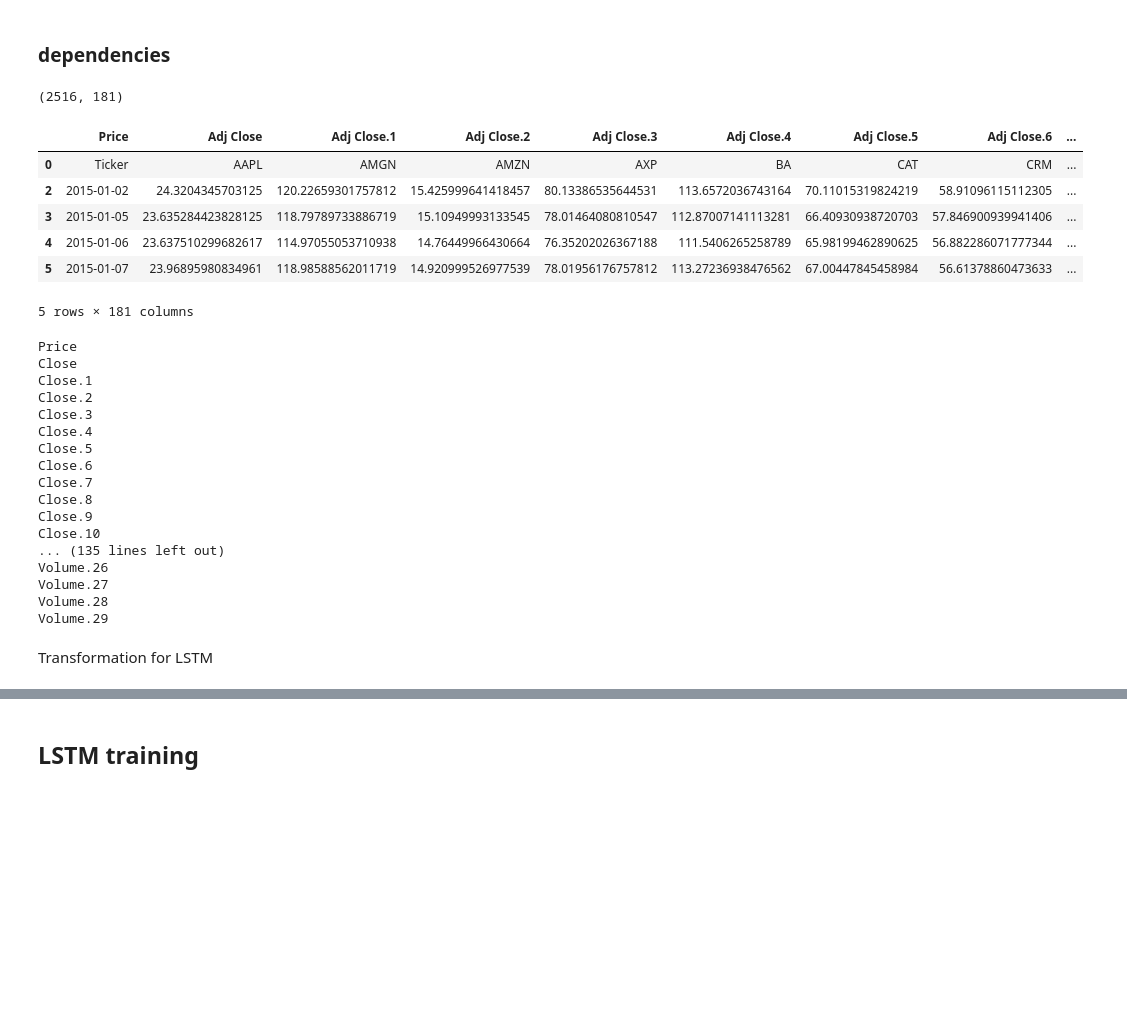
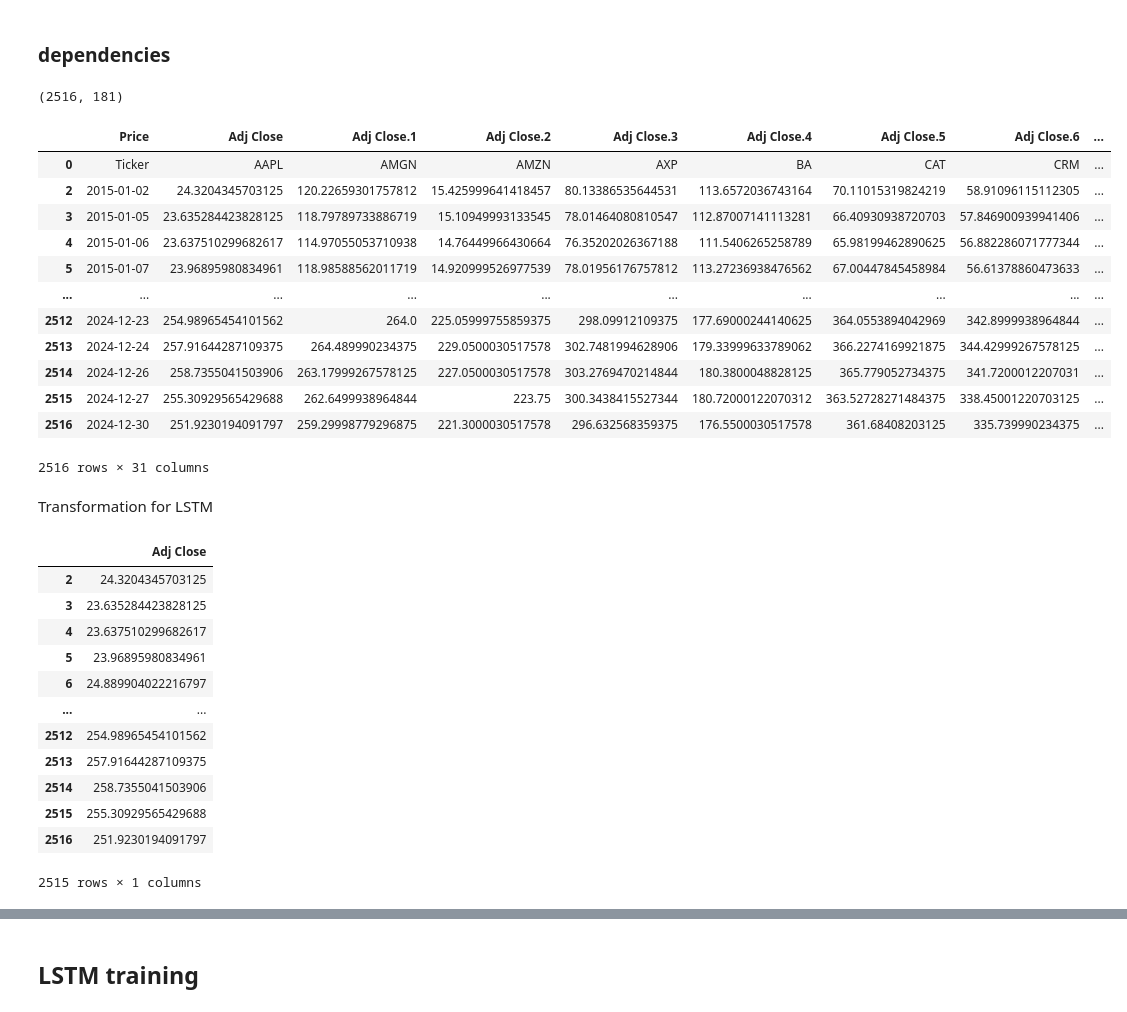
Before and after one commit to xavsant/multimodal_stockprice_prediction, a Jupyter notebook: notebooks/experiments/lstmstuff.ipynb, the cells around one changed output, grey strips where cells are left out. Cells and saved outputs as stored; diff of their text form; code cells hidden in the pictures; blank space fills up the shorter version.

```diff
--- a/notebooks/experiments/lstmstuff.ipynb
+++ b/notebooks/experiments/lstmstuff.ipynb
@@ -25,43 +25,27 @@ target_variable = 'POILBRE'
 lag_steps = 1
-# %%
-
-#TODO check if data is clean already
-# df = read_csv('data/dataset.csv', header = 0, index_col = 0, usecols = [i for i in range(0, num_features+1)])
-df = read_csv('../../data/djia_stock_data.csv')
-df.dropna(inplace=True) # NA values after June 2017
-print(df.shape)
-df.head()
-# %% [output]
-(2516, 181)
-|  | Price | Adj Close | Adj Close.1 | Adj Close.2 | Adj Close.3 | Adj Close.4 | Adj Close.5 | Adj Close.6 | ... |
-| 0 | Ticker | AAPL | AMGN | AMZN | AXP | BA | CAT | CRM | ... |
-| 2 | 2015-01-02 | 24.3204345703125 | 120.22659301757812 | 15.425999641418457 | 80.13386535644531 | 113.6572036743164 | 70.11015319824219 | 58.91096115112305 | ... |
-| 3 | 2015-01-05 | 23.635284423828125 | 118.79789733886719 | 15.10949993133545 | 78.01464080810547 | 112.87007141113281 | 66.40930938720703 | 57.846900939941406 | ... |
-| 4 | 2015-01-06 | 23.637510299682617 | 114.97055053710938 | 14.76449966430664 | 76.35202026367188 | 111.5406265258789 | 65.98199462890625 | 56.882286071777344 | ... |
-| 5 | 2015-01-07 | 23.96895980834961 | 118.98588562011719 | 14.920999526977539 | 78.01956176757812 | 113.27236938476562 | 67.00447845458984 | 56.61378860473633 | ... |
-5 rows × 181 columns
-# %%
-for i in df.columns:
-    print(i)
-# 10 companies. columns include Close,
-# %% [output]
-Price
-Close
-Close.1
-Close.2
-Close.3
-Close.4
-Close.5
-Close.6
-Close.7
-Close.8
-Close.9
-Close.10
-... (135 lines left out)
-Volume.26
-Volume.27
-Volume.28
-Volume.29
+# %%
+
+df = read_csv('../../data/clean/djia_stock_data.csv')
+df.dropna(inplace=True)
+print(df.shape)
+df = df.iloc[:,:31]
+# isolating all the adjclose
+df
+# %% [output]
+(2516, 181)
+|  | Price | Adj Close | Adj Close.1 | Adj Close.2 | Adj Close.3 | Adj Close.4 | Adj Close.5 | Adj Close.6 | ... |
+| 0 | Ticker | AAPL | AMGN | AMZN | AXP | BA | CAT | CRM | ... |
+| 2 | 2015-01-02 | 24.3204345703125 | 120.22659301757812 | 15.425999641418457 | 80.13386535644531 | 113.6572036743164 | 70.11015319824219 | 58.91096115112305 | ... |
+| 3 | 2015-01-05 | 23.635284423828125 | 118.79789733886719 | 15.10949993133545 | 78.01464080810547 | 112.87007141113281 | 66.40930938720703 | 57.846900939941406 | ... |
+| 4 | 2015-01-06 | 23.637510299682617 | 114.97055053710938 | 14.76449966430664 | 76.35202026367188 | 111.5406265258789 | 65.98199462890625 | 56.882286071777344 | ... |
+| 5 | 2015-01-07 | 23.96895980834961 | 118.98588562011719 | 14.920999526977539 | 78.01956176757812 | 113.27236938476562 | 67.00447845458984 | 56.61378860473633 | ... |
+| ... | ... | ... | ... | ... | ... | ... | ... | ... | ... |
+| 2512 | 2024-12-23 | 254.98965454101562 | 264.0 | 225.05999755859375 | 298.09912109375 | 177.69000244140625 | 364.0553894042969 | 342.8999938964844 | ... |
+| 2513 | 2024-12-24 | 257.91644287109375 | 264.489990234375 | 229.0500030517578 | 302.7481994628906 | 179.33999633789062 | 366.2274169921875 | 344.42999267578125 | ... |
+| 2514 | 2024-12-26 | 258.7355041503906 | 263.17999267578125 | 227.0500030517578 | 303.2769470214844 | 180.3800048828125 | 365.779052734375 | 341.7200012207031 | ... |
+| 2515 | 2024-12-27 | 255.30929565429688 | 262.6499938964844 | 223.75 | 300.3438415527344 | 180.72000122070312 | 363.52728271484375 | 338.45001220703125 | ... |
+| 2516 | 2024-12-30 | 251.9230194091797 | 259.29998779296875 | 221.3000030517578 | 296.632568359375 | 176.5500030517578 | 361.68408203125 | 335.739990234375 | ... |
+2516 rows × 31 columns
 # %% [markdown]
 Transformation for LSTM
 # %%
@@ -108,4 +92,22 @@ def time_series_to_lstm(df, target_variable, lag_steps=1, dropna=True, fill='ffi
             df_transformed.fillna(method=fill, inplace=True)
 
     return df_transformed
+# %%
+newDfForApple = df[['Adj Close']].replace("Adj close",'AAPL')
+newDfForApple.drop(index=0, inplace=True)
+newDfForApple
+# %% [output]
+|  | Adj Close |
+| 2 | 24.3204345703125 |
+| 3 | 23.635284423828125 |
+| 4 | 23.637510299682617 |
+| 5 | 23.96895980834961 |
+| 6 | 24.889904022216797 |
+| ... | ... |
+| 2512 | 254.98965454101562 |
+| 2513 | 257.91644287109375 |
+| 2514 | 258.7355041503906 |
+| 2515 | 255.30929565429688 |
+| 2516 | 251.9230194091797 |
+2515 rows × 1 columns
 # %%
```
Also changed, not shown: parts of 7 cells of this notebook, 4 other files.
